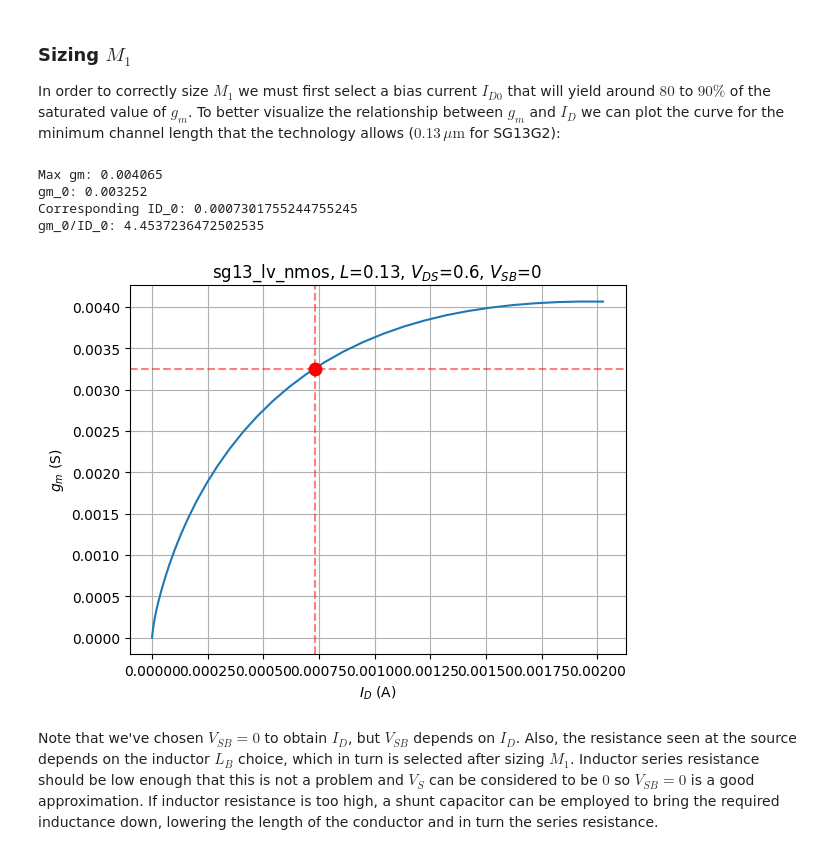
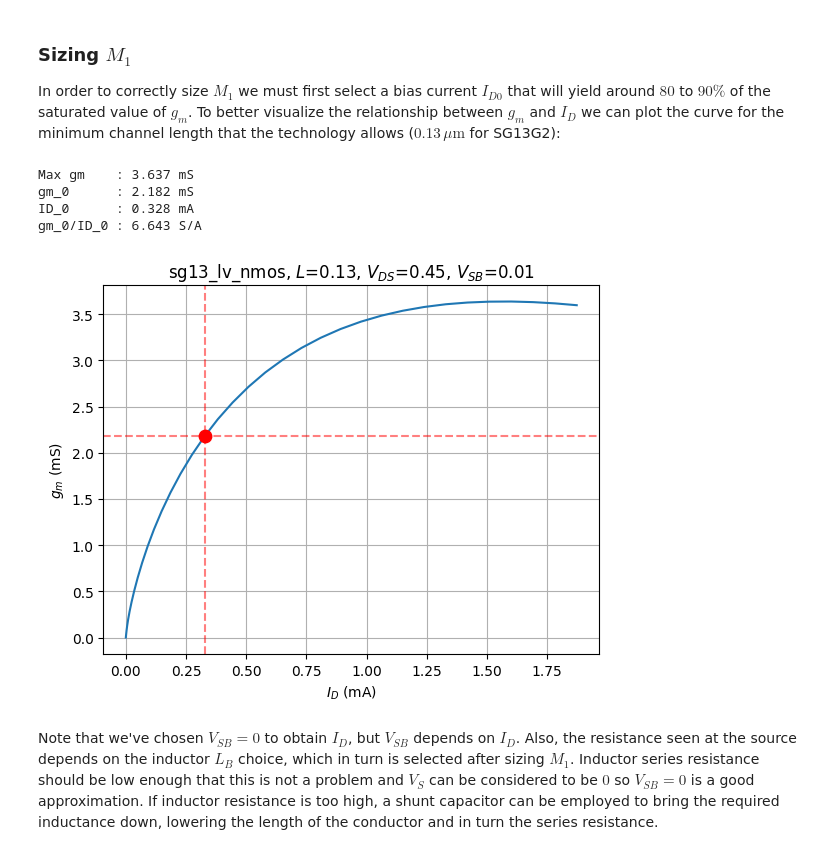
Before and after one commit to try-except/InductorLab, a Jupyter notebook: notebooks/LNA_flow.ipynb, the cells around one changed output. Cells and saved outputs as stored; diff of their text form; code cells hidden in the pictures.

Commit message:
Fix operating point error

```diff
--- a/notebooks/LNA_flow.ipynb
+++ b/notebooks/LNA_flow.ipynb
@@ -61,40 +61,41 @@ vsb = lut['VSB']
 ### Sizing $M_1$
 In order to correctly size $M_1$ we must first select a bias current $I_{D0}$ that will yield around $80$ to $90\%$ of the saturated value of $g_m$. To better visualize the relationship between $g_m$ and $I_D$ we can plot the curve for the minimum channel length that the technology allows ($0.13\,\mu\mathrm{m}$ for SG13G2):
 # %%
-VDS1=np.max(vds)/2  # Leave sufficient headroom
-VSB1=0      # Body shorted to source
+# This values were obtained through iterating until the operating point reached similar values. In a more precise flow, iteration until convergence would be needed.
+VDS1=0.45
+VSB1=0.01
 
 # Get the corresponding rows from the LUT
 gm = lut.lookup('GM', L=L1, VDS=VDS1, VSB=VSB1)
 Id = lut.lookup('ID', L=L1, VDS=VDS1, VSB=VSB1)
 
 # Select the value that corresponds to 80% of saturated gm
-gm_0 = 0.8 * np.max(gm)
+gm_0 = 0.6 * np.max(gm)
 ID_0 = np.interp(gm_0, gm, Id)  # Obtain I_D from selected gm
 gm_id1 = gm_0 / ID_0
 
-print(f"Max gm: {np.max(gm)}")
-print(f"gm_0: {gm_0}")
-print(f"Corresponding ID_0: {ID_0}")
-print(f"gm_0/ID_0: {gm_id1}")
+print(f"Max gm    : {np.max(gm)/1e-3:.3f} mS")
+print(f"gm_0      : {gm_0/1e-3:.3f} mS")
+print(f"ID_0      : {ID_0/1e-3:.3f} mA")
+print(f"gm_0/ID_0 : {gm_id1:.3f} S/A")
 
 # Plot gm vs Id, mark selected point
 fig, ax1 = plt.subplots()
 ax1.grid()
-ax1.set_xlabel('$I_{D}$ (A)')
-ax1.set_ylabel('$g_m$ (S)')
-ax1.plot(Id, gm)
-ax1.scatter(ID_0, gm_0, color='r', s=80, zorder=3, label="0.8·gm_max")
-ax1.axhline(gm_0, color='r', linestyle='--', alpha=0.5)
-ax1.axvline(ID_0, color='r', linestyle='--', alpha=0.5)
+ax1.set_xlabel('$I_{D}$ (mA)')
+ax1.set_ylabel('$g_m$ (mS)')
+ax1.plot(Id/1e-3, gm/1e-3)
+ax1.scatter(ID_0/1e-3, gm_0/1e-3, color='r', s=80, zorder=3, label="0.8·gm_max")
+ax1.axhline(gm_0/1e-3, color='r', linestyle='--', alpha=0.5)
+ax1.axvline(ID_0/1e-3, color='r', linestyle='--', alpha=0.5)
 plt.title("sg13_lv_nmos"+', $L$='+str(L1)+', $V_{DS}$='+str(VDS1)+', $V_{SB}$='+str(VSB1))
 plt.show()
 # %% [output]
-Max gm: 0.004065
-gm_0: 0.003252
-Corresponding ID_0: 0.0007301755244755245
-gm_0/ID_0: 4.4537236472502535
+Max gm    : 3.637 mS
+gm_0      : 2.182 mS
+ID_0      : 0.328 mA
+gm_0/ID_0 : 6.643 S/A
-[figure, old version]
+[figure, new version]
 # %% [markdown]
 Note that we've chosen $V_{SB} = 0$ to obtain $I_D$, but $V_{SB}$ depends on $I_D$. Also, the resistance seen at the source depends on the inductor $L_B$ choice, which in turn is selected after sizing $M_1$. Inductor series resistance should be low enough that this is not a problem and $V_S$ can be considered to be $0$ so $V_{SB}=0$ is a good approximation. If inductor resistance is too high, a shunt capacitor can be employed to bring the required inductance down, lowering the length of the conductor and in turn the series resistance.
 # %% [markdown]
```
Also changed, not shown: parts of 28 cells of this notebook.
